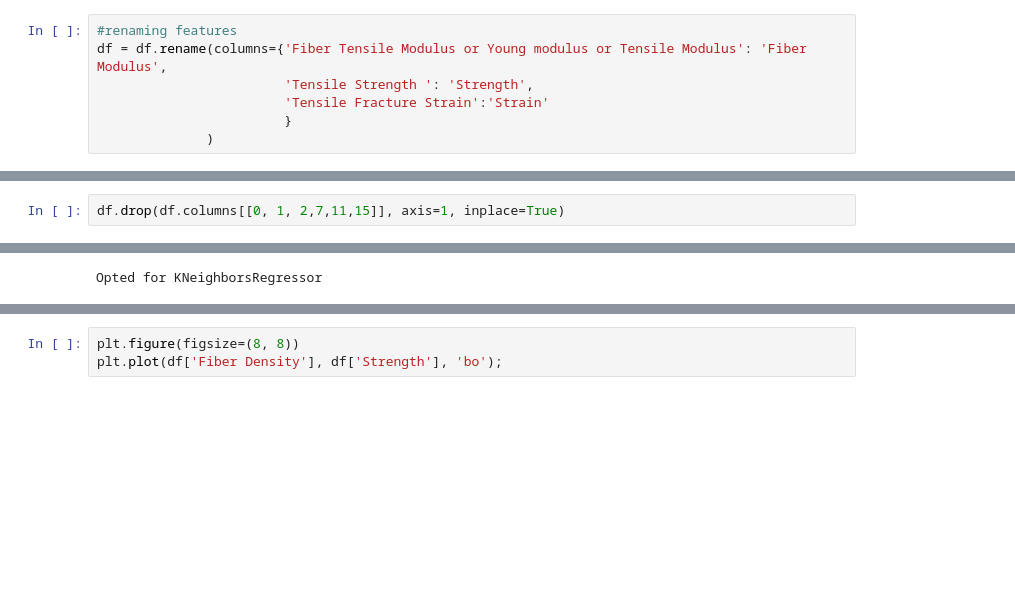
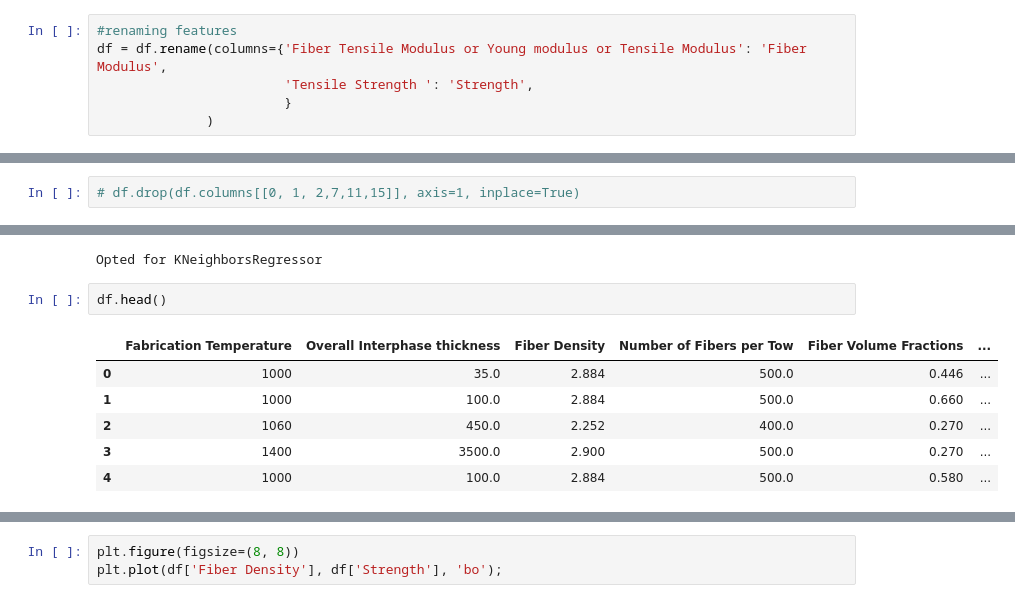
Before and after one commit to akkrambasit0114/GIAN-CMC, a Jupyter notebook: notebook/master.ipynb, the cells around one changed output, grey strips where cells are left out. Saved outputs shown, nothing was run; the diff lists cells and outputs as text; blank space fills up the shorter version.

```diff
--- a/notebook/master.ipynb
+++ b/notebook/master.ipynb
@@ -52,7 +44,6 @@ for i in range(0,lenn):
 #renaming features
 df = df.rename(columns={'Fiber Tensile Modulus or Young modulus or Tensile Modulus': 'Fiber Modulus',
                         'Tensile Strength ': 'Strength',
-                        'Tensile Fracture Strain':'Strain'
                         }
               )
 # %%
@@ -94,6 +75,6 @@ Tensile Testing Temperature     31
 dtype: int64
 # %%
-df.drop(df.columns[[0, 1, 2,7,11,15]], axis=1, inplace=True)
+# df.drop(df.columns[[0, 1, 2,7,11,15]], axis=1, inplace=True)
 # %%
 # saving the feature names into a list
 f_name=list(df.columns)
@@ -220,3 +195,12 @@ else:
     df = impute_knn(df)
 # %% [output]
 Opted for KNeighborsRegressor
+# %%
+df.head()
+# %% [output]
+|  | Fabrication Temperature | Overall Interphase thickness | Fiber Density | Number of Fibers per Tow | Fiber Volume Fractions | ... |
+| 0 | 1000 | 35.0 | 2.884 | 500.0 | 0.446 | ... |
+| 1 | 1000 | 100.0 | 2.884 | 500.0 | 0.660 | ... |
+| 2 | 1060 | 450.0 | 2.252 | 400.0 | 0.270 | ... |
+| 3 | 1400 | 3500.0 | 2.900 | 500.0 | 0.270 | ... |
+| 4 | 1000 | 100.0 | 2.884 | 500.0 | 0.580 | ... |
```
Also changed, not shown: parts of 12 cells of this notebook, 5 other files.
